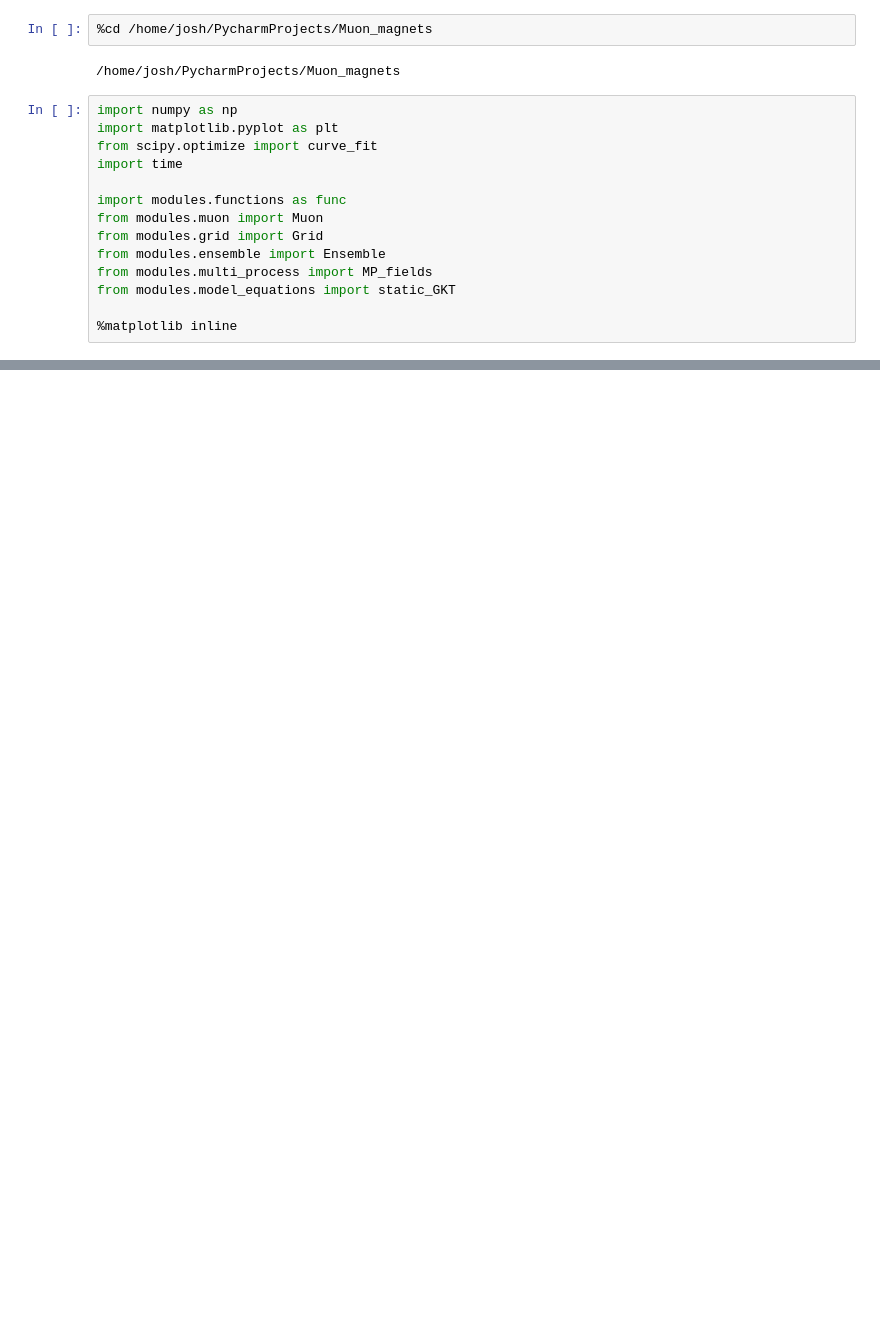
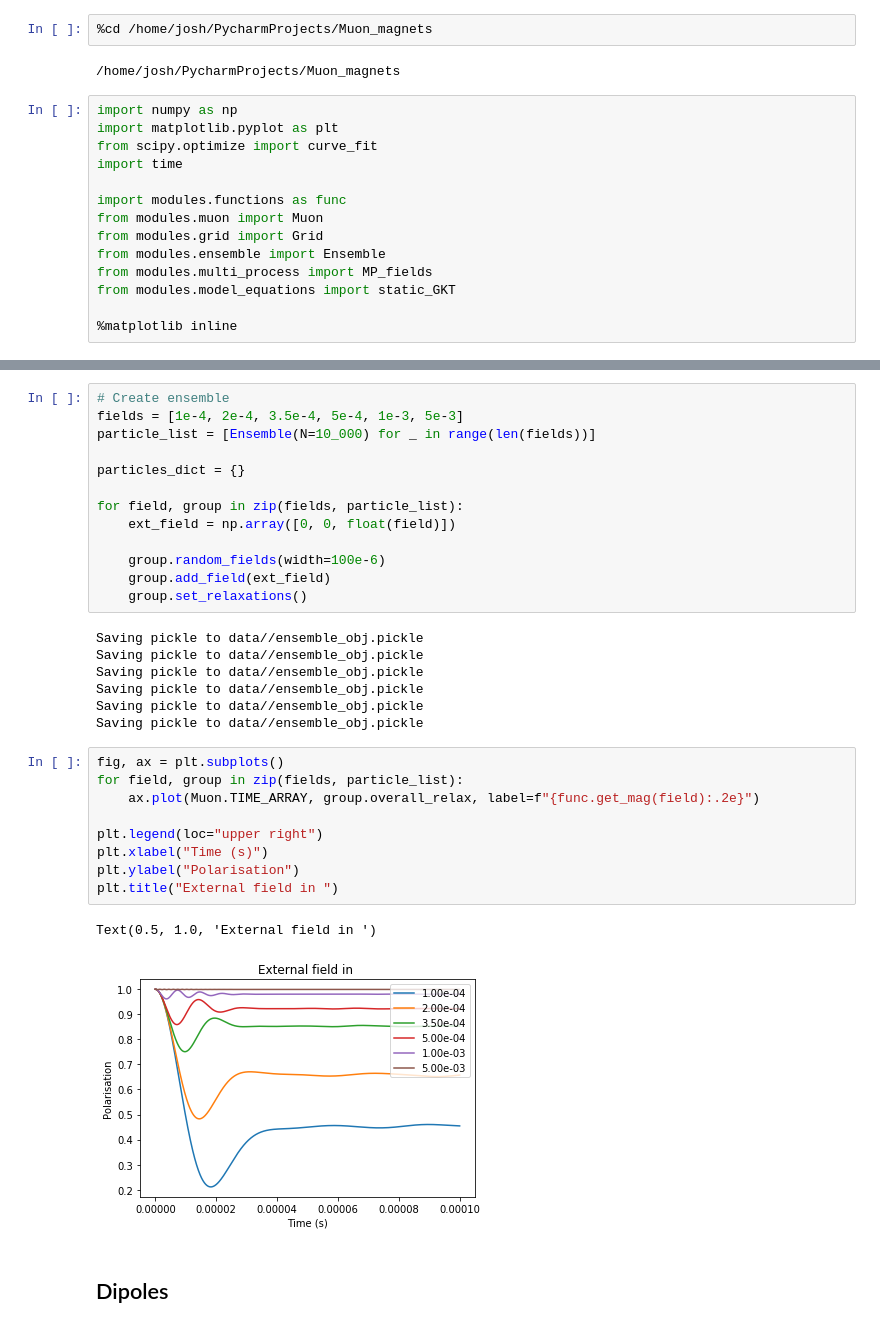
Before and after one commit to AJO-Python/Muon_magnets, a Jupyter notebook: notebooks/SUMMARY.ipynb, the cells around one changed output, grey strips where cells are left out. Drawn from its saved outputs; the diff is of its cells as text; blank space fills up the shorter version.

```diff
--- a/notebooks/SUMMARY.ipynb
+++ b/notebooks/SUMMARY.ipynb
@@ -61,0 +126,34 @@ else:  # Calculate and save grid and ensemble
+# %%
+# Create ensemble
+fields = [1e-4, 2e-4, 3.5e-4, 5e-4, 1e-3, 5e-3]
+particle_list = [Ensemble(N=10_000) for _ in range(len(fields))]
+
+particles_dict = {}
+
+for field, group in zip(fields, particle_list):
+    ext_field = np.array([0, 0, float(field)])
+
+    group.random_fields(width=100e-6)
+    group.add_field(ext_field)
+    group.set_relaxations()
+# %% [output]
+Saving pickle to data//ensemble_obj.pickle
+Saving pickle to data//ensemble_obj.pickle
+Saving pickle to data//ensemble_obj.pickle
+Saving pickle to data//ensemble_obj.pickle
+Saving pickle to data//ensemble_obj.pickle
+Saving pickle to data//ensemble_obj.pickle
+# %%
+fig, ax = plt.subplots()
+for field, group in zip(fields, particle_list):
+    ax.plot(Muon.TIME_ARRAY, group.overall_relax, label=f"{func.get_mag(field):.2e}")
+
+plt.legend(loc="upper right")
+plt.xlabel("Time (s)")
+plt.ylabel("Polarisation")
+plt.title("External field in ")
+# %% [output]
+Text(0.5, 1.0, 'External field in ')
+[figure, added]
+# %% [markdown]
+## Dipoles
```
Also changed, not shown: parts of 18 cells of this notebook, 1 other file.
